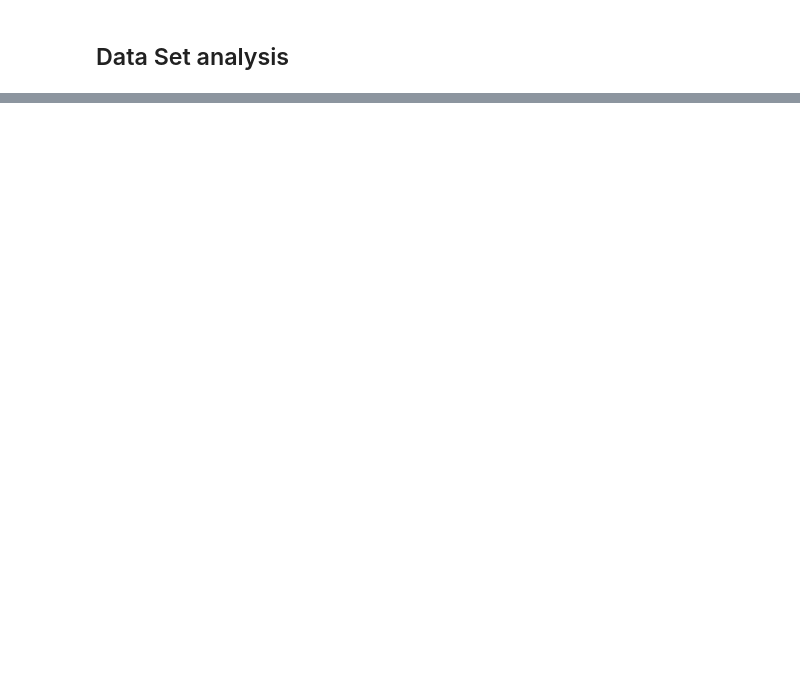
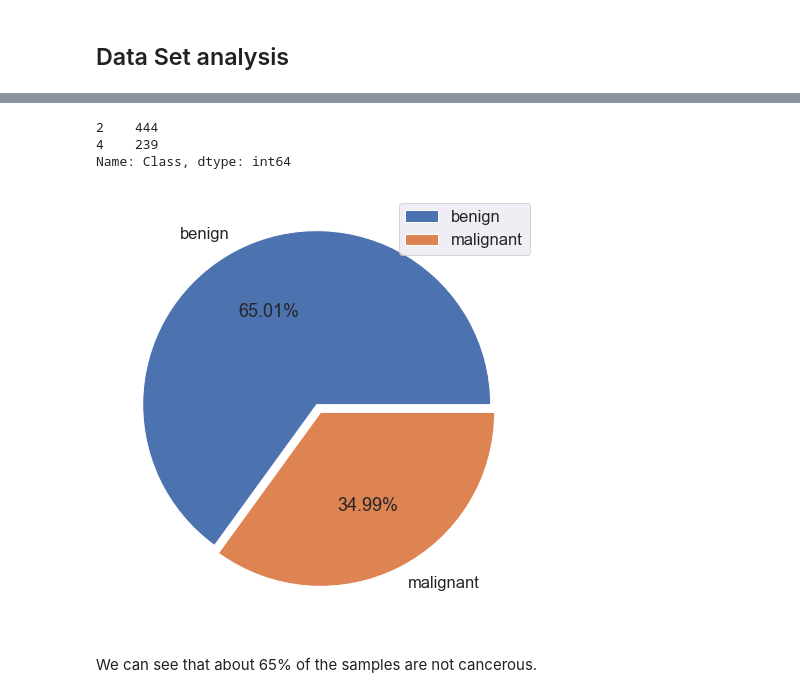
Before and after one commit to G00411367/PfDA_II, a Jupyter notebook: wisconsin_analysis.ipynb, the cells around one changed output, grey strips where cells are left out. Cells and saved outputs as stored; diff of their text form; code cells hidden in the pictures; blank space fills up the shorter version.

```diff
--- a/wisconsin_analysis.ipynb
+++ b/wisconsin_analysis.ipynb
@@ -197,0 +240,3 @@ df.head(10)
+# %%
+# replace "?" with NaN
+df = df.replace('?', np.NaN)
@@ -197,0 +251,4 @@ df.head(10)
+# %%
+# remove all rows with missing values from the dataframe
+newdf = df.dropna()
+# newdf.info()
@@ -197,0 +263,3 @@ df.head(10)
+# %%
+# drop the id column
+newdf = newdf.drop('id', axis=1)
@@ -198,3 +301,24 @@ df.head(10)
+# %%
+# Visualize the Class distribution of dataset: Benign vs Malignant
+
+class_count = newdf['Class'].value_counts()
+print(class_count)
+# %% [output]
+2    444
+4    239
+Name: Class, dtype: int64
+# %%
+plt.figure(figsize=(12,8))
+explode = (0.05, 0)
+labels = ['benign', 'malignant']
+sns.set(font_scale = 1.5)
+plt.pie(class_count, labels = ('benign', 'malignant'), explode = explode, autopct = "%.2f%%")
+plt.legend()
+plt.show()
+# %% [output]
+[figure, added]
+# %% [markdown]
+We can see that about 65% of the samples are not cancerous.
 # %% [markdown]
 ## References
 
```
Also changed, not shown: parts of 15 cells of this notebook.
